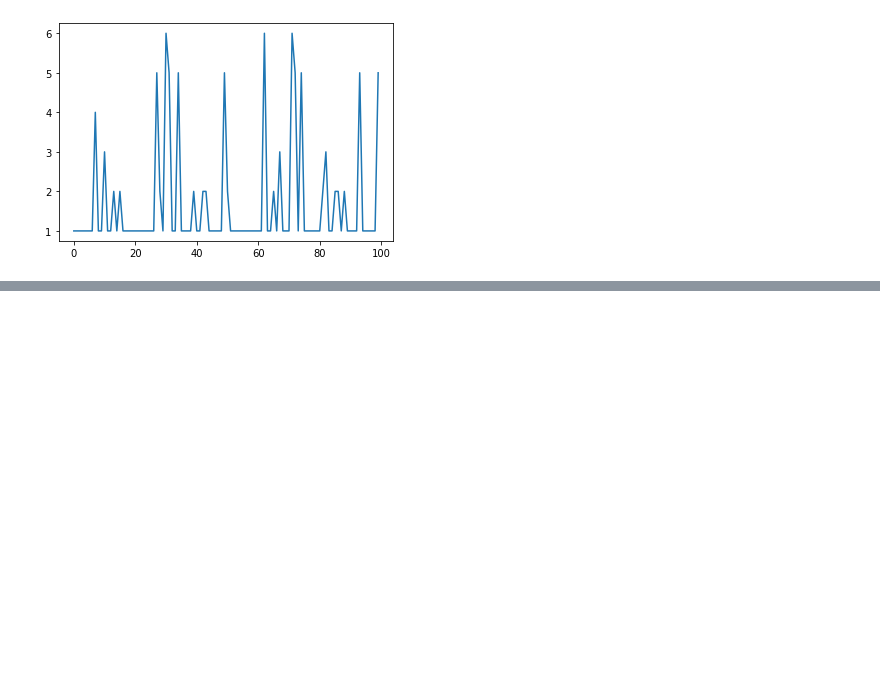
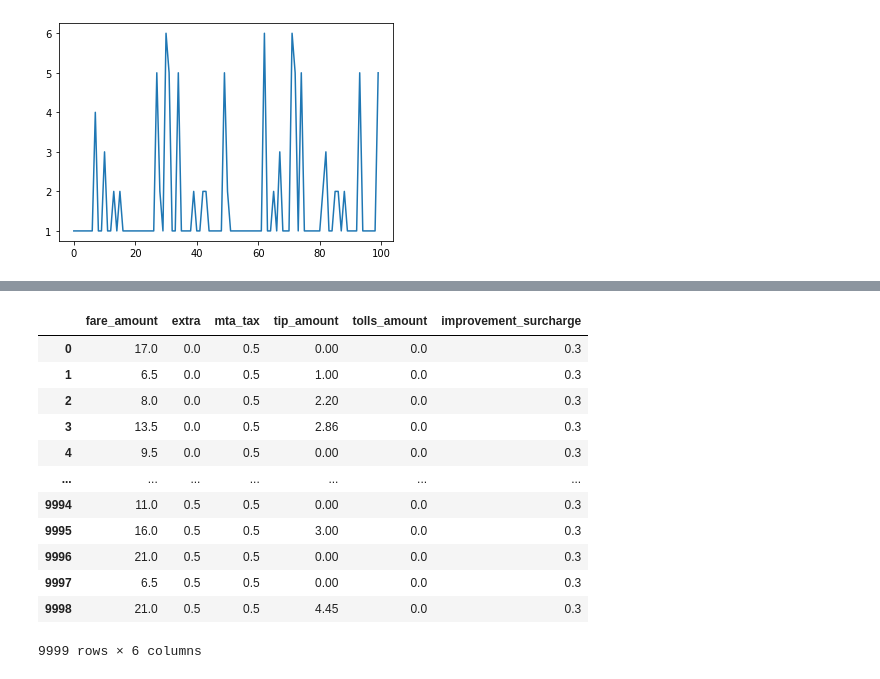
Before and after one commit to ramlaxman/cisco-2020-oct-14-plotting, a Jupyter notebook: Cisco 2020 October 14 — Pandas plotting.ipynb, the cells around one changed output, grey strips where cells are left out. Cells and saved outputs as stored; diff of their text form; code cells hidden in the pictures; blank space fills up the shorter version.

```diff
--- a/Cisco 2020 October 14 — Pandas plotting.ipynb
+++ b/Cisco 2020 October 14 — Pandas plotting.ipynb
@@ -246,0 +250,3 @@ df[['passenger_count', 'trip_distance']][:20].plot.line()
+# %%
+df = pd.read_csv('taxi.csv')
+df.head()
@@ -246,0 +260,16 @@ df[['passenger_count', 'trip_distance']][:20].plot.line()
+# %%
+df[['fare_amount','extra', 'mta_tax', 'tip_amount','tolls_amount','improvement_surcharge']]
+# %% [output]
+|  | fare_amount | extra | mta_tax | tip_amount | tolls_amount | improvement_surcharge |
+| 0 | 17.0 | 0.0 | 0.5 | 0.00 | 0.0 | 0.3 |
+| 1 | 6.5 | 0.0 | 0.5 | 1.00 | 0.0 | 0.3 |
+| 2 | 8.0 | 0.0 | 0.5 | 2.20 | 0.0 | 0.3 |
+| 3 | 13.5 | 0.0 | 0.5 | 2.86 | 0.0 | 0.3 |
+| 4 | 9.5 | 0.0 | 0.5 | 0.00 | 0.0 | 0.3 |
+| ... | ... | ... | ... | ... | ... | ... |
+| 9994 | 11.0 | 0.5 | 0.5 | 0.00 | 0.0 | 0.3 |
+| 9995 | 16.0 | 0.5 | 0.5 | 3.00 | 0.0 | 0.3 |
+| 9996 | 21.0 | 0.5 | 0.5 | 0.00 | 0.0 | 0.3 |
+| 9997 | 6.5 | 0.5 | 0.5 | 0.00 | 0.0 | 0.3 |
+| 9998 | 21.0 | 0.5 | 0.5 | 4.45 | 0.0 | 0.3 |
+9999 rows × 6 columns
```
Also changed, not shown: parts of 2 cells of this notebook.
